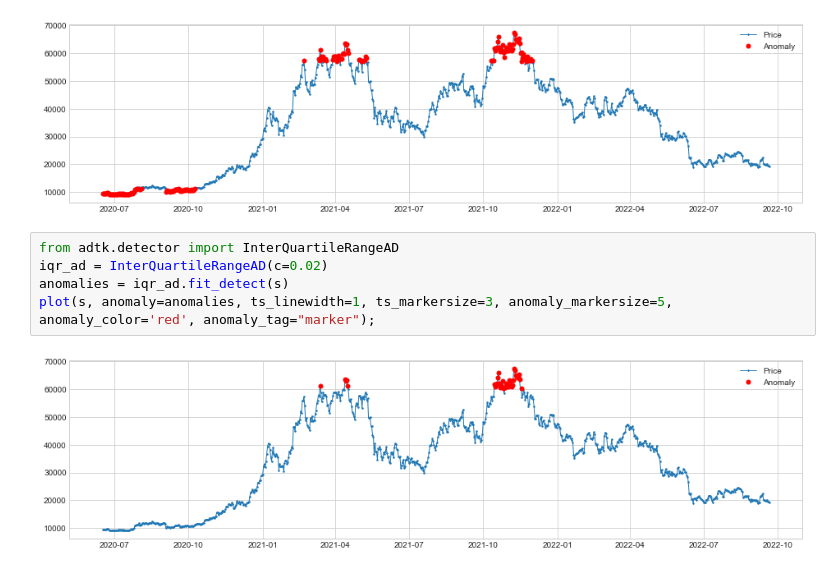
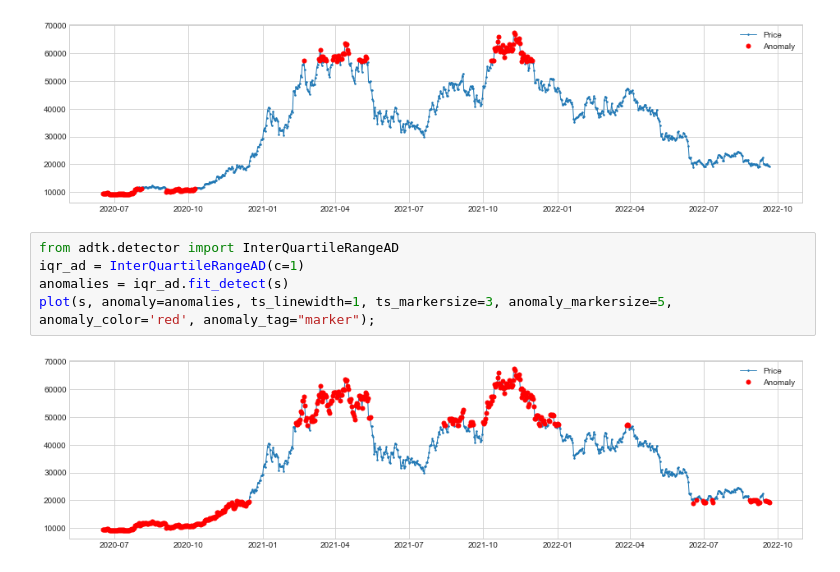
Before and after one commit to hoangks5/Abnomaly-Dectecion, a Jupyter notebook: adtk_docs.ipynb, the cells around one changed output. Cells and saved outputs as stored; diff of their text form.

```diff
--- a/adtk_docs.ipynb
+++ b/adtk_docs.ipynb
@@ -24,8 +24,8 @@ plot(s, anomaly=anomalies, ts_linewidth=1, ts_markersize=3, anomaly_markersize=5
 [figure]
 # %%
 from adtk.detector import InterQuartileRangeAD
-iqr_ad = InterQuartileRangeAD(c=0.02)
+iqr_ad = InterQuartileRangeAD(c=1)
 anomalies = iqr_ad.fit_detect(s)
 plot(s, anomaly=anomalies, ts_linewidth=1, ts_markersize=3, anomaly_markersize=5, anomaly_color='red', anomaly_tag="marker");
 # %% [output]
-[figure, old version]
+[figure, new version]
```
